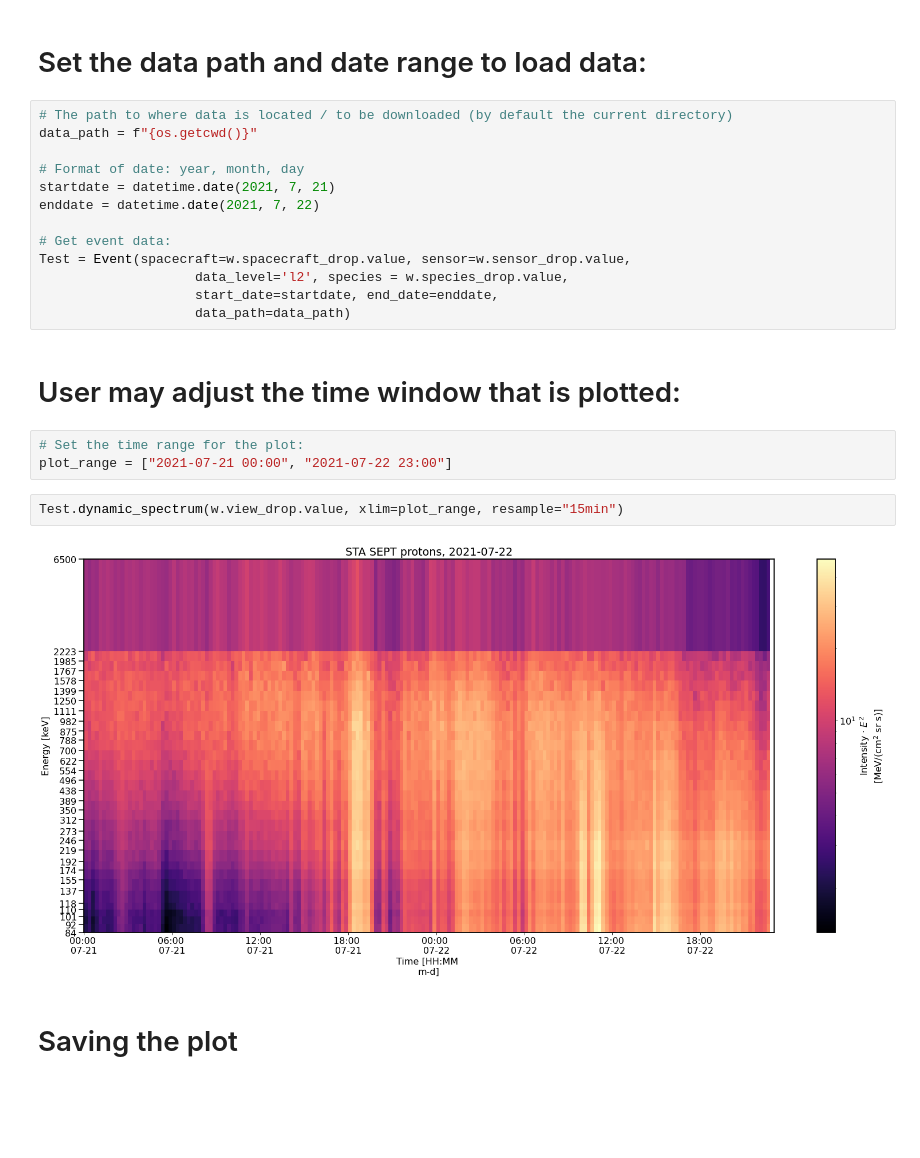
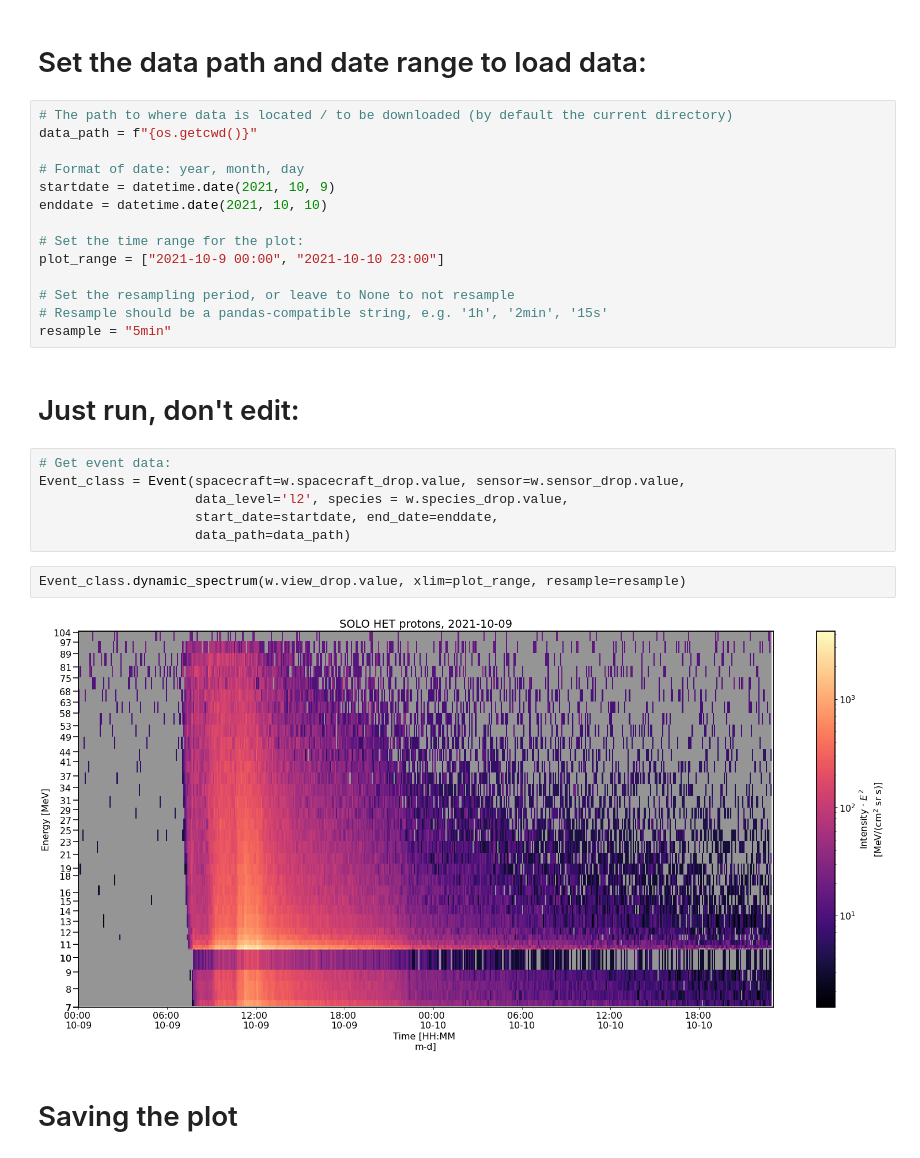
Before and after one commit to Christian-Palmroos/tsa_ds_notebooks, a Jupyter notebook: Dynamic_Spectrum.ipynb, the cells around one changed output. Saved outputs shown, nothing was run; the diff lists cells and outputs as text; blank space fills up the shorter version.

Commit message:
Fixed notebooks, widgets and Dynamic_spectrum() functionality.

```diff
--- a/Dynamic_Spectrum.ipynb
+++ b/Dynamic_Spectrum.ipynb
@@ -17,23 +17,27 @@ Dropdown(description='Spacecraft:', options=('STEREO-A', 'STEREO-B', 'Solar Orbi
 data_path = f"{os.getcwd()}"
 
 # Format of date: year, month, day
-startdate = datetime.date(2021, 7, 21)
-enddate = datetime.date(2021, 7, 22)
+startdate = datetime.date(2021, 10, 9)
+enddate = datetime.date(2021, 10, 10)
 
-# Get event data:
-Test = Event(spacecraft=w.spacecraft_drop.value, sensor=w.sensor_drop.value,
-                    data_level='l2', species = w.species_drop.value,
-                    start_date=startdate, end_date=enddate,
-                    data_path=data_path)
+# Set the time range for the plot:
+plot_range = ["2021-10-9 00:00", "2021-10-10 23:00"]
+
+# Set the resampling period, or leave to None to not resample
+# Resample should be a pandas-compatible string, e.g. '1h', '2min', '15s'
+resample = "5min"
 # %% [markdown]
-# User may adjust the time window that is plotted:
+# Just run, don't edit:
 # %%
-# Set the time range for the plot:
-plot_range = ["2021-07-21 00:00", "2021-07-22 23:00"]
+# Get event data:
+Event_class = Event(spacecraft=w.spacecraft_drop.value, sensor=w.sensor_drop.value,
+                    data_level='l2', species = w.species_drop.value,
+                    start_date=startdate, end_date=enddate,
+                    data_path=data_path)
 # %%
-Test.dynamic_spectrum(w.view_drop.value, xlim=plot_range, resample="15min")
+Event_class.dynamic_spectrum(w.view_drop.value, xlim=plot_range, resample=resample)
 # %% [output]
-[figure, old version]
+[figure, new version]
 # %% [markdown]
 # Saving the plot
 # %%
```
Also changed, not shown: parts of 3 cells of this notebook, 3 other files.
